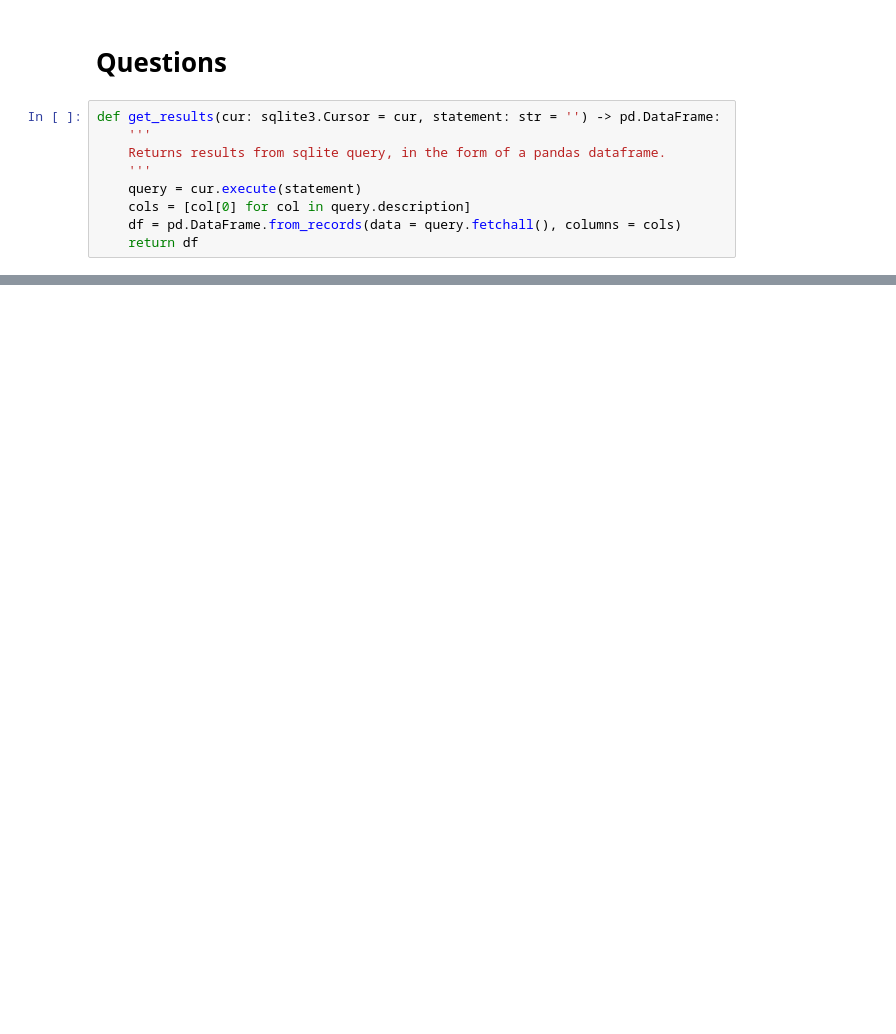
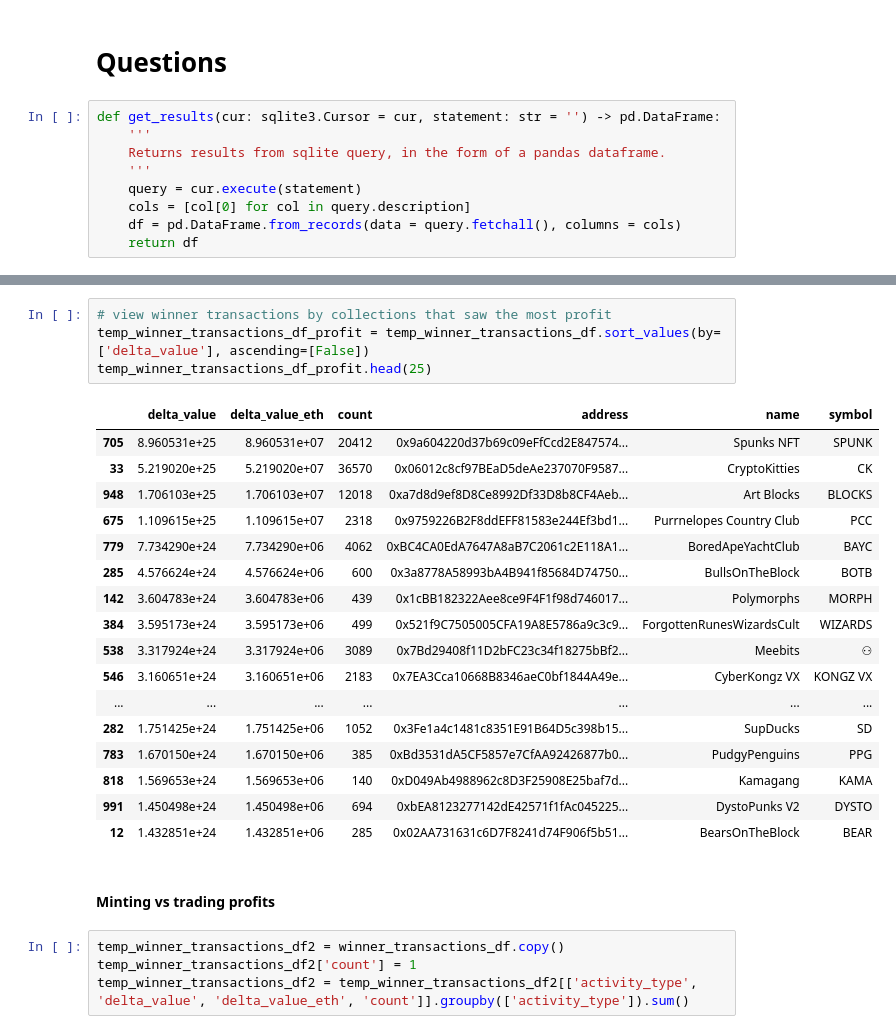
Before and after one commit to shaneluna/nft-analysis, a Jupyter notebook: notebooks/sandbox.ipynb, the cells around one changed output, grey strips where cells are left out. Drawn from its saved outputs; the diff is of its cells as text; blank space fills up the shorter version.

```diff
--- a/notebooks/sandbox.ipynb
+++ b/notebooks/sandbox.ipynb
@@ -159,0 +300,28 @@ df.head()
+# %%
+# view winner transactions by collections that saw the most profit
+temp_winner_transactions_df_profit = temp_winner_transactions_df.sort_values(by=['delta_value'], ascending=[False])
+temp_winner_transactions_df_profit.head(25)
+# %% [output]
+|  | delta_value | delta_value_eth | count | address | name | symbol |
+| 705 | 8.960531e+25 | 8.960531e+07 | 20412 | 0x9a604220d37b69c09eFfCcd2E847574... | Spunks NFT | SPUNK |
+| 33 | 5.219020e+25 | 5.219020e+07 | 36570 | 0x06012c8cf97BEaD5deAe237070F9587... | CryptoKitties | CK |
+| 948 | 1.706103e+25 | 1.706103e+07 | 12018 | 0xa7d8d9ef8D8Ce8992Df33D8b8CF4Aeb... | Art Blocks | BLOCKS |
+| 675 | 1.109615e+25 | 1.109615e+07 | 2318 | 0x9759226B2F8ddEFF81583e244Ef3bd1... | Purrnelopes Country Club | PCC |
+| 779 | 7.734290e+24 | 7.734290e+06 | 4062 | 0xBC4CA0EdA7647A8aB7C2061c2E118A1... | BoredApeYachtClub | BAYC |
+| 285 | 4.576624e+24 | 4.576624e+06 | 600 | 0x3a8778A58993bA4B941f85684D74750... | BullsOnTheBlock | BOTB |
+| 142 | 3.604783e+24 | 3.604783e+06 | 439 | 0x1cBB182322Aee8ce9F4F1f98d746017... | Polymorphs | MORPH |
+| 384 | 3.595173e+24 | 3.595173e+06 | 499 | 0x521f9C7505005CFA19A8E5786a9c3c9... | ForgottenRunesWizardsCult | WIZARDS |
+| 538 | 3.317924e+24 | 3.317924e+06 | 3089 | 0x7Bd29408f11D2bFC23c34f18275bBf2... | Meebits | ⚇ |
+| 546 | 3.160651e+24 | 3.160651e+06 | 2183 | 0x7EA3Cca10668B8346aeC0bf1844A49e... | CyberKongz VX | KONGZ VX |
+| ... | ... | ... | ... | ... | ... | ... |
+| 282 | 1.751425e+24 | 1.751425e+06 | 1052 | 0x3Fe1a4c1481c8351E91B64D5c398b15... | SupDucks | SD |
+| 783 | 1.670150e+24 | 1.670150e+06 | 385 | 0xBd3531dA5CF5857e7CfAA92426877b0... | PudgyPenguins | PPG |
+| 818 | 1.569653e+24 | 1.569653e+06 | 140 | 0xD049Ab4988962c8D3F25908E25baf7d... | Kamagang | KAMA |
+| 991 | 1.450498e+24 | 1.450498e+06 | 694 | 0xbEA8123277142dE42571f1fAc045225... | DystoPunks V2 | DYSTO |
+| 12 | 1.432851e+24 | 1.432851e+06 | 285 | 0x02AA731631c6D7F8241d74F906f5b51... | BearsOnTheBlock | BEAR |
+# %% [markdown]
+#### Minting vs trading profits
+# %%
+temp_winner_transactions_df2 = winner_transactions_df.copy()
+temp_winner_transactions_df2['count'] = 1
+temp_winner_transactions_df2 = temp_winner_transactions_df2[['activity_type', 'delta_value', 'delta_value_eth', 'count']].groupby(['activity_type']).sum()
```
Also changed, not shown: parts of 32 cells of this notebook, 2 other files.
